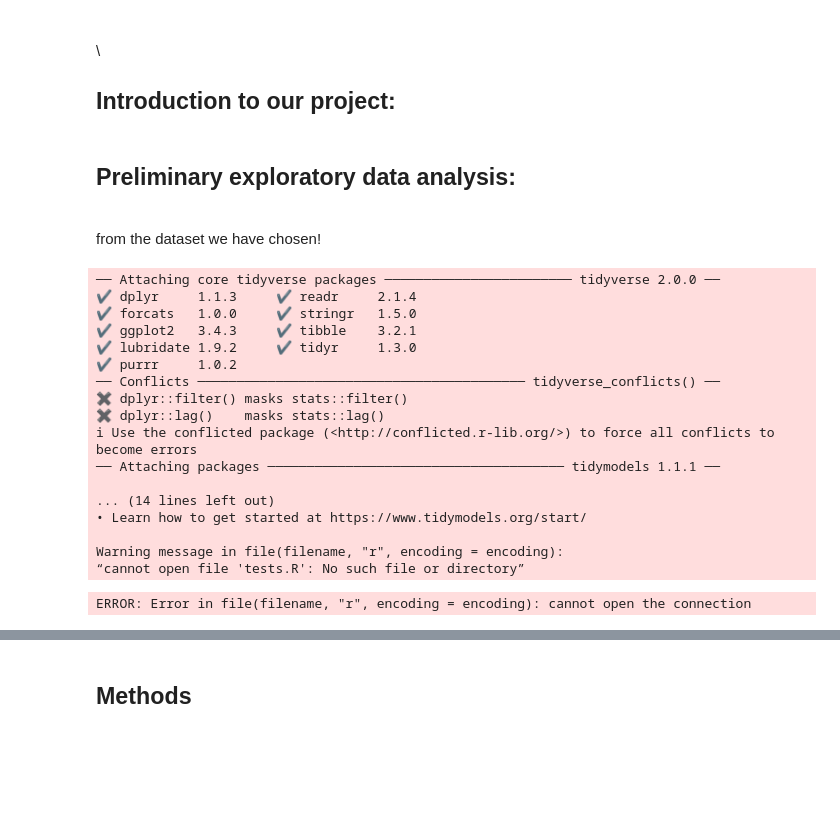
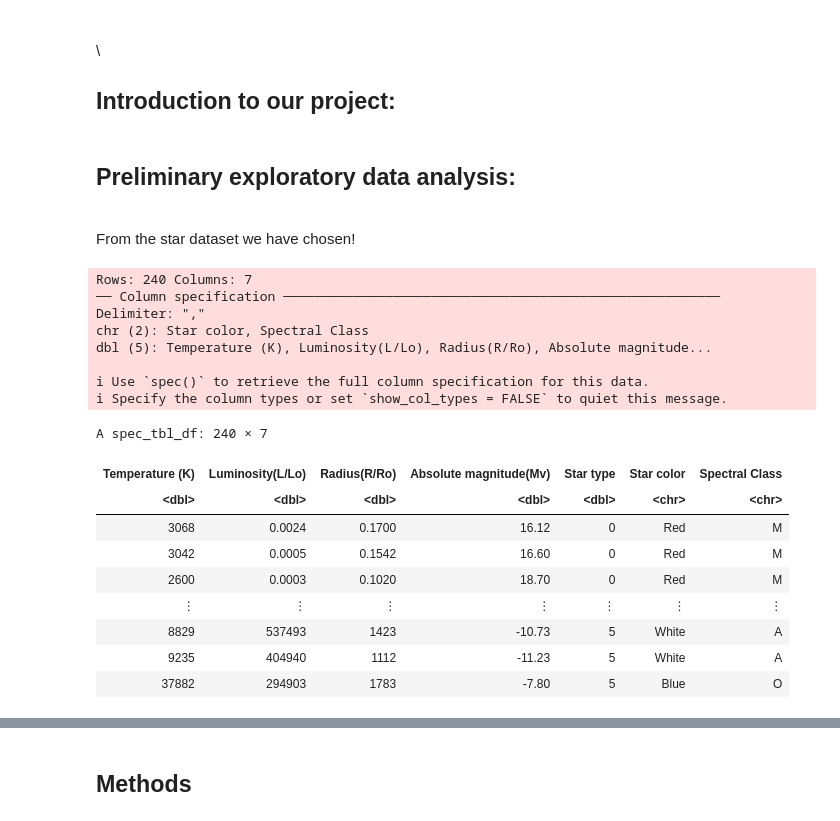
Before and after one commit to zackpeachell/DSCI-100-group-008-05-w12023, a Jupyter notebook: Group_proposal.ipynb, the cells around one changed output, grey strips where cells are left out. Cells and saved outputs as stored; diff of their text form; code cells hidden in the pictures; blank space fills up the shorter version.

```diff
--- a/Group_proposal.ipynb
+++ b/Group_proposal.ipynb
@@ -10,34 +10,35 @@
 # %% [markdown]
 ## Preliminary exploratory data analysis:
 \
-from the dataset we have chosen!
+From the star dataset we have chosen!
 # %%
 # Run this cell to continue.
 library(tidyverse)
 library(repr)
 library(tidymodels)
+library(RColorBrewer)
 options(repr.matrix.max.rows = 6)
-source('tests.R')
-source('cleanup.R')
-# %% [output]
-── Attaching core tidyverse packages ──────────────────────── tidyverse 2.0.0 ──
-✔ dplyr     1.1.3     ✔ readr     2.1.4
-✔ forcats   1.0.0     ✔ stringr   1.5.0
-✔ ggplot2   3.4.3     ✔ tibble    3.2.1
-✔ lubridate 1.9.2     ✔ tidyr     1.3.0
-✔ purrr     1.0.2
-── Conflicts ────────────────────────────────────────── tidyverse_conflicts() ──
-✖ dplyr::filter() masks stats::filter()
-✖ dplyr::lag()    masks stats::lag()
-ℹ Use the conflicted package (<http://conflicted.r-lib.org/>) to force all conflicts to become errors
-── Attaching packages ────────────────────────────────────── tidymodels 1.1.1 ──
-
-... (14 lines left out)
-• Learn how to get started at https://www.tidymodels.org/start/
-
-Warning message in file(filename, "r", encoding = encoding):
-“cannot open file 'tests.R': No such file or directory”
-ERROR: Error in file(filename, "r", encoding = encoding): cannot open the connection
 # %%
-star_raw_data <-url("https://www.kaggle.com/datasets/deepu1109/star-dataset")
+star_raw_data <- "https://raw.githubusercontent.com/zackpeachell/DSCI_100_group_008_05/main/6%20class%20csv.csv"
+read_star <- read_csv(star_raw_data)
+read_star
+# %% [output]
+Rows: 240 Columns: 7
+── Column specification ────────────────────────────────────────────────────────
+Delimiter: ","
+chr (2): Star color, Spectral Class
+dbl (5): Temperature (K), Luminosity(L/Lo), Radius(R/Ro), Absolute magnitude...
+
+ℹ Use `spec()` to retrieve the full column specification for this data.
+ℹ Specify the column types or set `show_col_types = FALSE` to quiet this message.
+A spec_tbl_df: 240 × 7
+| Temperature (K) | Luminosity(L/Lo) | Radius(R/Ro) | Absolute magnitude(Mv) | Star type | Star color | Spectral Class |
+| <dbl> | <dbl> | <dbl> | <dbl> | <dbl> | <chr> | <chr> |
+| 3068 | 0.0024 | 0.1700 | 16.12 | 0 | Red | M |
+| 3042 | 0.0005 | 0.1542 | 16.60 | 0 | Red | M |
+| 2600 | 0.0003 | 0.1020 | 18.70 | 0 | Red | M |
+| ⋮ | ⋮ | ⋮ | ⋮ | ⋮ | ⋮ | ⋮ |
+| 8829 | 537493 | 1423 | -10.73 | 5 | White | A |
+| 9235 | 404940 | 1112 | -11.23 | 5 | White | A |
+| 37882 | 294903 | 1783 | -7.80 | 5 | Blue | O |
 # %%
```
Also changed, not shown: parts of 7 cells of this notebook.
